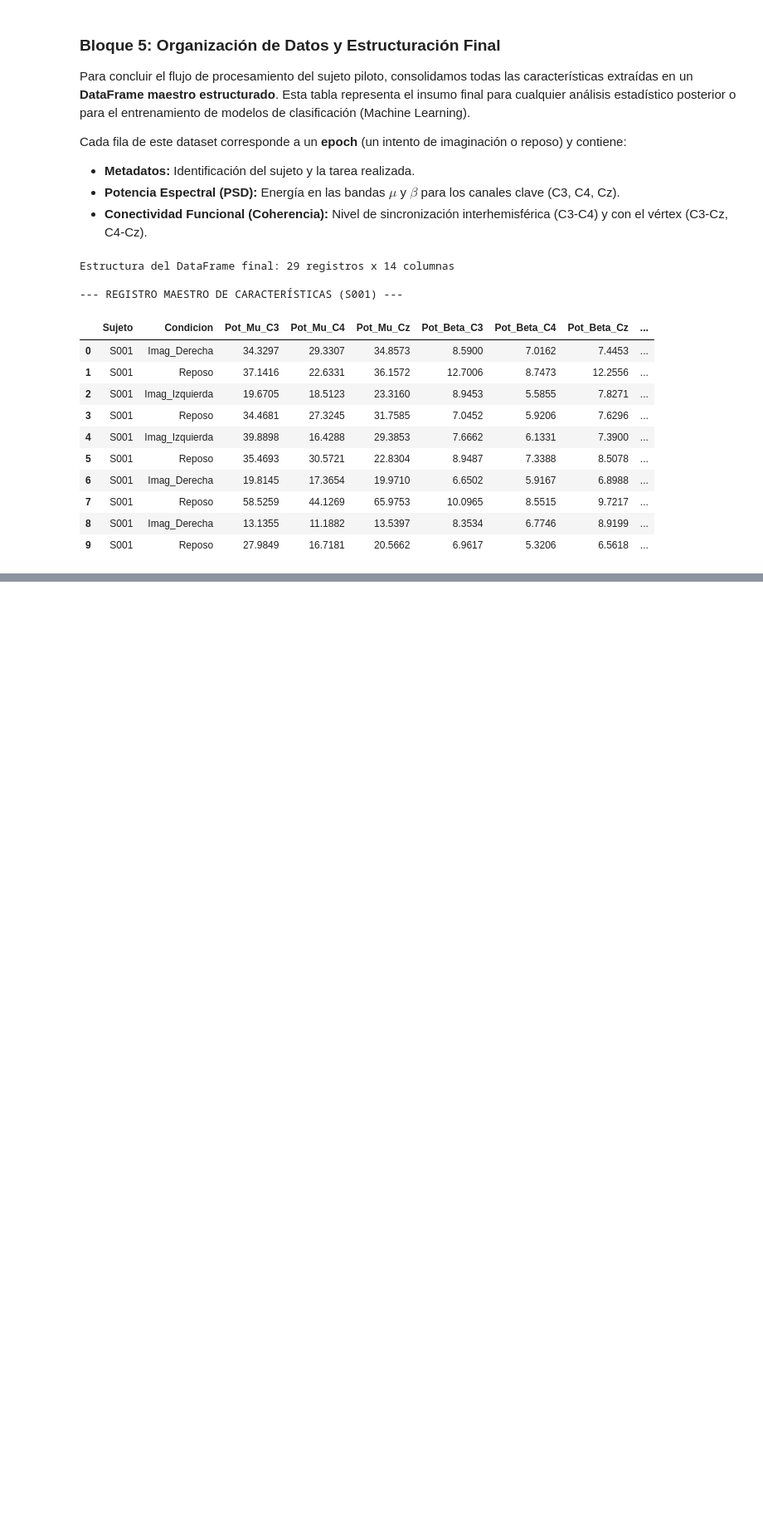
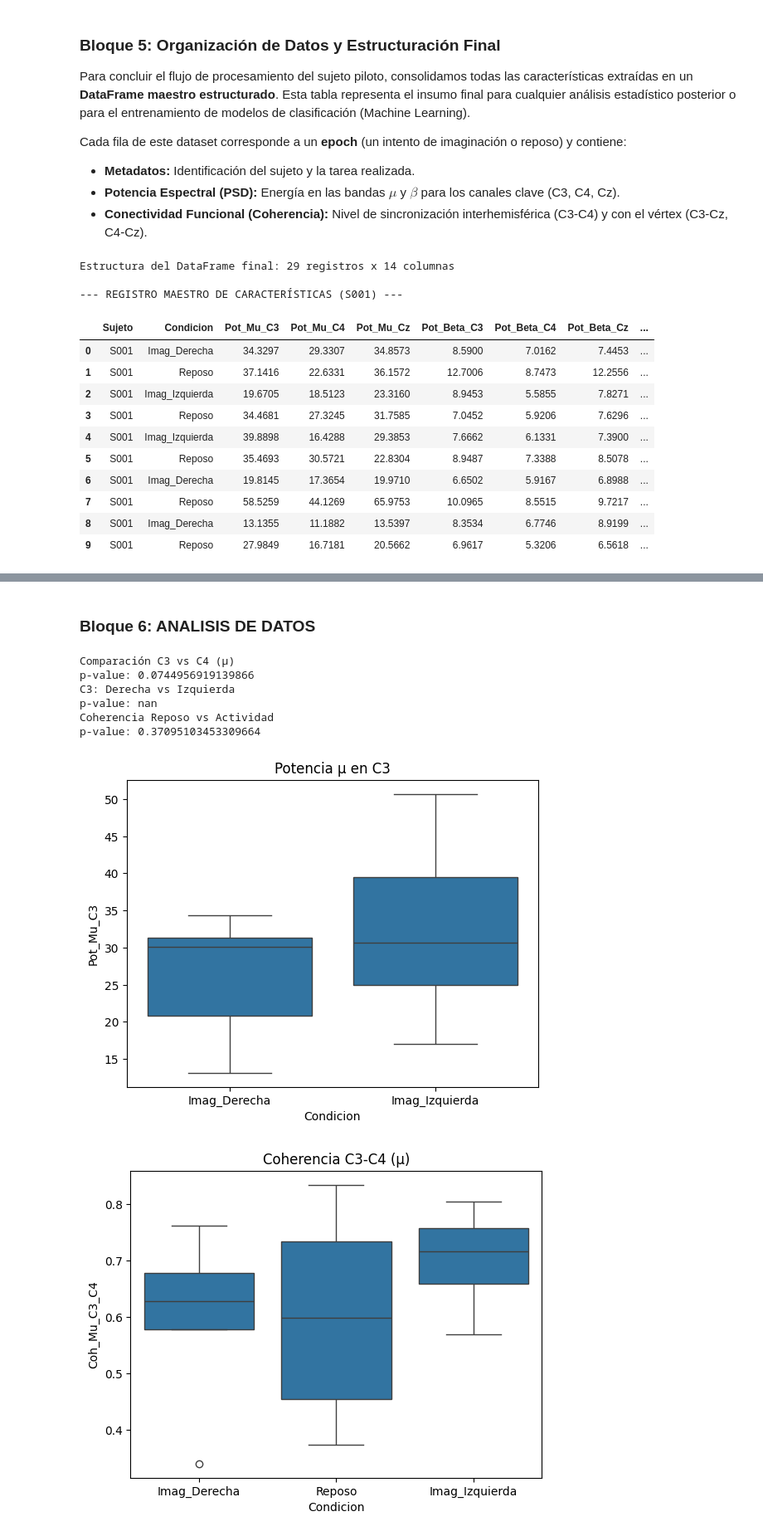
Before and after one commit to Estebanhincapie1/Proyecto_1_Biosenales, a Jupyter notebook: Codigo.ipynb, the cells around one changed output, grey strips where cells are left out. Shown at 83% size. Drawn from its saved outputs; the diff is of its cells as text; code cells hidden in the pictures; blank space fills up the shorter version.

```diff
--- a/Codigo.ipynb
+++ b/Codigo.ipynb
@@ -598,2 +617,57 @@ Procesando Run 3 (Movimiento Real)... por favor espera.
+# %% [markdown]
+### Bloque 6: ANALISIS DE DATOS
 # %%
-# Analisis Estadistico hacia abajo, voy a dormir
+# ---------------------LATERALIDAD (C3 VS C4)--------------------------
+import scipy.stats as stats
+
+c3 = df_final[df_final['Condicion']!='Reposo']['Pot_Mu_C3']
+c4 = df_final[df_final['Condicion']!='Reposo']['Pot_Mu_C4']
+
+stat, p = stats.mannwhitneyu(c3, c4)
+
+print("Comparación C3 vs C4 (μ)")
+print("p-value:", p)
+
+# ---------------------DERECHA VS IZQUIERDA--------------------------
+c3_der = df_final[df_final['Condicion']=='Derecha']['Pot_Mu_C3']
+c3_izq = df_final[df_final['Condicion']=='Izquierda']['Pot_Mu_C3']
+
+stat, p = stats.mannwhitneyu(c3_der, c3_izq)
+
+print("C3: Derecha vs Izquierda")
+print("p-value:", p)
+
+# ---------------------COHERENCIA (REPOSO VS ACTIVIDAD)--------------------------
+coh_reposo = df_final[df_final['Condicion']=='Reposo']['Coh_Mu_C3_C4']
+coh_act = df_final[df_final['Condicion']!='Reposo']['Coh_Mu_C3_C4']
+
+stat, p = stats.mannwhitneyu(coh_reposo, coh_act)
+
+print("Coherencia Reposo vs Actividad")
+print("p-value:", p)
+
+# ---------------------BOXPLOTS--------------------------
+
+# ---------------------POTENCIA MU--------------------------
+import seaborn as sns
+import matplotlib.pyplot as plt
+
+df_plot = df_final[df_final['Condicion']!='Reposo']
+
+sns.boxplot(x='Condicion', y='Pot_Mu_C3', data=df_plot)
+plt.title("Potencia μ en C3")
+plt.show()
+
+# ---------------------COHERENCIA--------------------------
+sns.boxplot(x='Condicion', y='Coh_Mu_C3_C4', data=df_final)
+plt.title("Coherencia C3-C4 (μ)")
+plt.show()
+# %% [output]
+Comparación C3 vs C4 (μ)
+p-value: 0.0744956919139866
+C3: Derecha vs Izquierda
+p-value: nan
+Coherencia Reposo vs Actividad
+p-value: 0.37095103453309664
+[figure, added]
+[figure, added]
```
Also changed, not shown: parts of 14 cells of this notebook, 1 other file.
